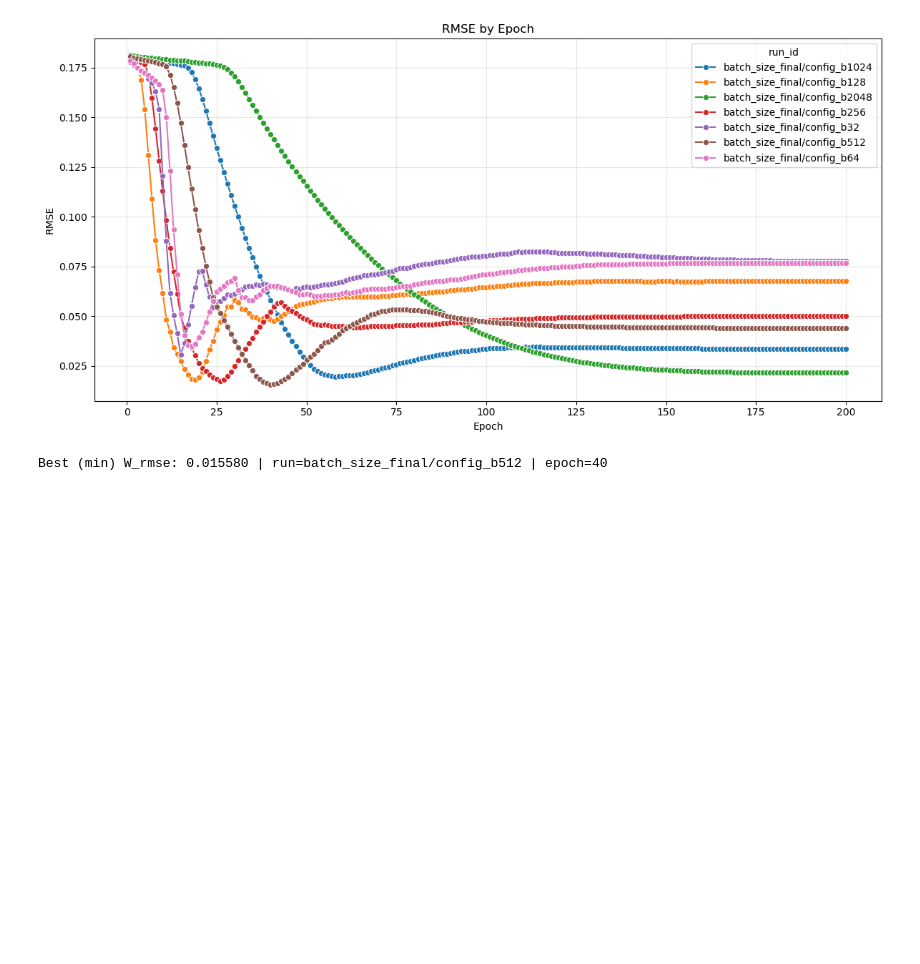
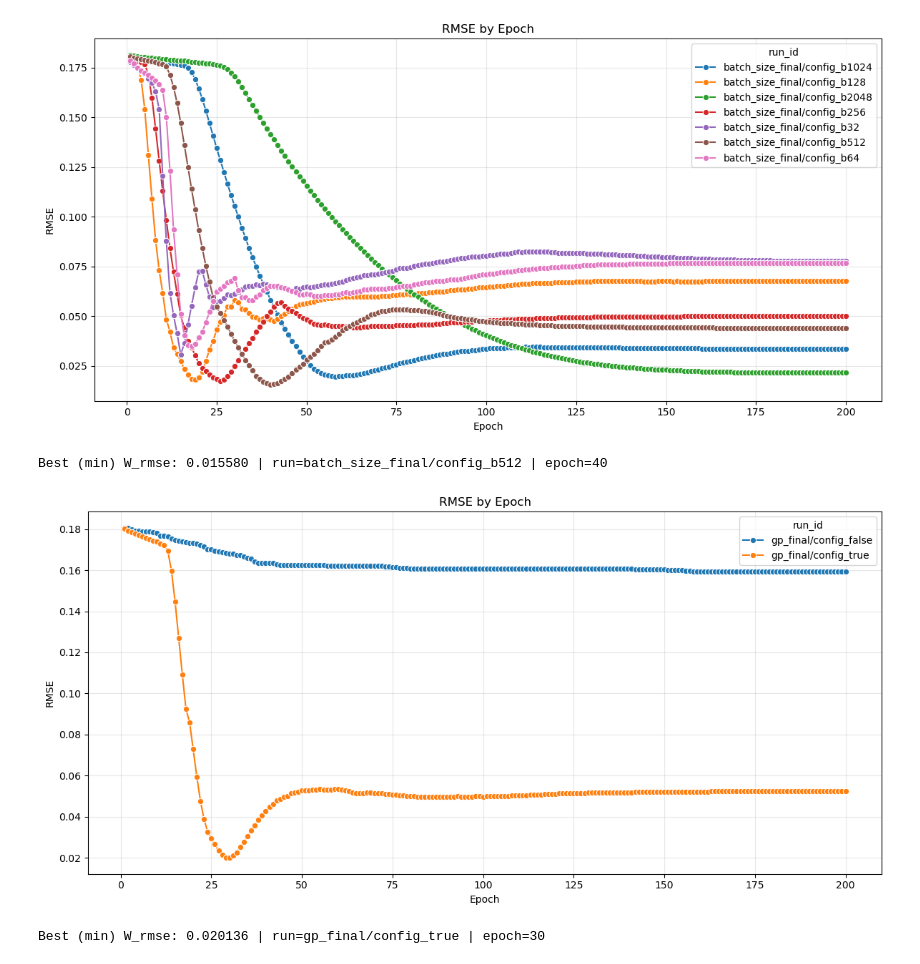
Before and after one commit to tharaaali/Calibration_WGAN-tests, a Jupyter notebook: notebooks/compare_runs_metrics.ipynb, the cells around one changed output. Cells and saved outputs as stored; diff of their text form; code cells hidden in the pictures; blank space fills up the shorter version.

Commit message:
Update compare_runs_metrics notebook

```diff
--- a/notebooks/compare_runs_metrics.ipynb
+++ b/notebooks/compare_runs_metrics.ipynb
@@ -442,3 +381,8 @@ plot_metric_by_epoch(metric="W_rmse", result_subdir="run_batch_size_final", x_ax
 # %% [output]
 [figure]
 Best (min) W_rmse: 0.015580 | run=batch_size_final/config_b512 | epoch=40
+# %%
+plot_metric_by_epoch(metric="W_rmse", result_subdir="run_gp_final", x_axis="epoch")
+# %% [output]
+[figure, added]
+Best (min) W_rmse: 0.020136 | run=gp_final/config_true | epoch=30
```
Also changed, not shown: parts of 12 cells of this notebook.
